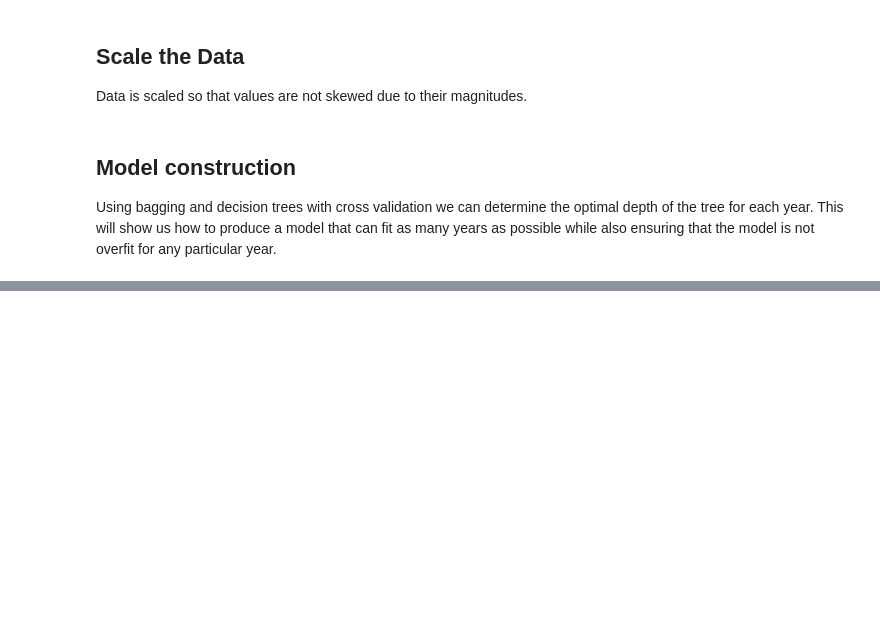
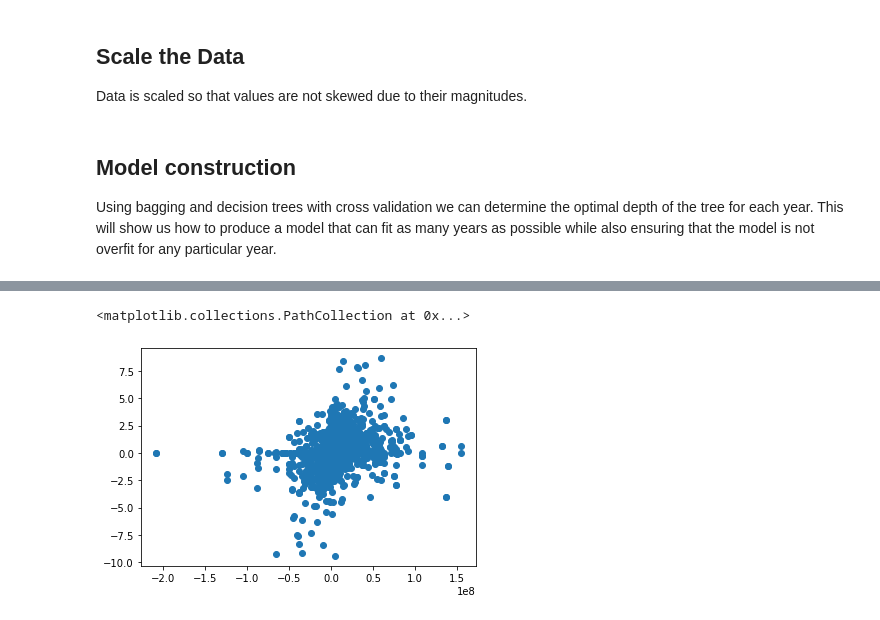
Before and after one commit to sabderra/cs109a_project, a Jupyter notebook: club_best_staff.ipynb, the cells around one changed output, grey strips where cells are left out. Drawn from its saved outputs; the diff is of its cells as text; code cells hidden in the pictures; blank space fills up the shorter version.

```diff
--- a/club_best_staff.ipynb
+++ b/club_best_staff.ipynb
@@ -311,6 +323,7 @@ df_1_train = df_1[~df_1["league_name"].isin(test_clubs)].drop(["Unnamed: 0"],axi
 # ONLY test set needed for club rankings as per project guidelines
 
 df_rank_test = df_rank[df_rank["league_name"].isin(test_clubs)].drop(["Unnamed: 0"],axis = 1)
+df_rank_train = df_rank[~df_rank["league_name"].isin(test_clubs)].drop(["Unnamed: 0"],axis = 1)
 # %% [markdown]
 Due to the fact that teams will continue to change, and the makeup of each league (in particular the division 1 leagues that are a part of the test set as specified by the project guideline) will not contain data for each club for all of the years. This means that there needs to be data that is filled in - the value here is 0 because we are assuming that there is no change in rating / wage / value to simplify data collection.
 
@@ -559,0 +594,2 @@ The optimized and scaled tree results in 0.77404 accurate on the FIFA20 set.
+# %%
+df_3 = df_rank_train.fillna(0)
@@ -559,0 +830,33 @@ The optimized and scaled tree results in 0.77404 accurate on the FIFA20 set.
+# %%
+Xtrain_NN = df_train_NN[["total wage","total value","team rating","value delta"]]
+Xtest_NN = df_test_NN[["total wage","total value","team rating","value delta"]]
+
+
+Xtest_NN_17 = df_test_NN_17[["total wage","total value","team rating","value delta"]]
+Xtest_NN_18 = df_test_NN_18[["total wage","total value","team rating","value delta"]]
+Xtest_NN_19 = df_test_NN_19[["total wage","total value","team rating","value delta"]]
+Xtest_NN_20 = df_test_NN_20[["total wage","total value","team rating","value delta"]]
+
+scalerX_NN = StandardScaler()
+scalerX_NN.fit(Xtrain_NN)
+Xtrain_NN_scaled = scalerX_NN.transform(Xtrain_NN)
+Xtest_NN_scaled = scalerX_NN.transform(Xtest_NN)
+
+Xtest_NN_scaled_17 = scalerX_NN.transform(Xtest_NN_17)
+Xtest_NN_scaled_18 = scalerX_NN.transform(Xtest_NN_18)
+Xtest_NN_scaled_19 = scalerX_NN.transform(Xtest_NN_19)
+Xtest_NN_scaled_20 = scalerX_NN.transform(Xtest_NN_20)
+
+
+ytrain_NN = df_train_NN[["rating delta"]]
+ytest_NN = df_test_NN[["rating delta"]]
+
+ytest_NN_17 = df_test_NN_17[["rating delta"]]
+ytest_NN_18 = df_test_NN_18[["rating delta"]]
+ytest_NN_19 = df_test_NN_19[["rating delta"]]
+ytest_NN_20 = df_test_NN_20[["rating delta"]]
+# %%
+plt.scatter(Xtrain_NN[["value delta"]].values,ytrain_NN.values)
+# %% [output]
+<matplotlib.collections.PathCollection at 0x...>
+[figure, added]
```
Also changed, not shown: parts of 24 cells of this notebook.
